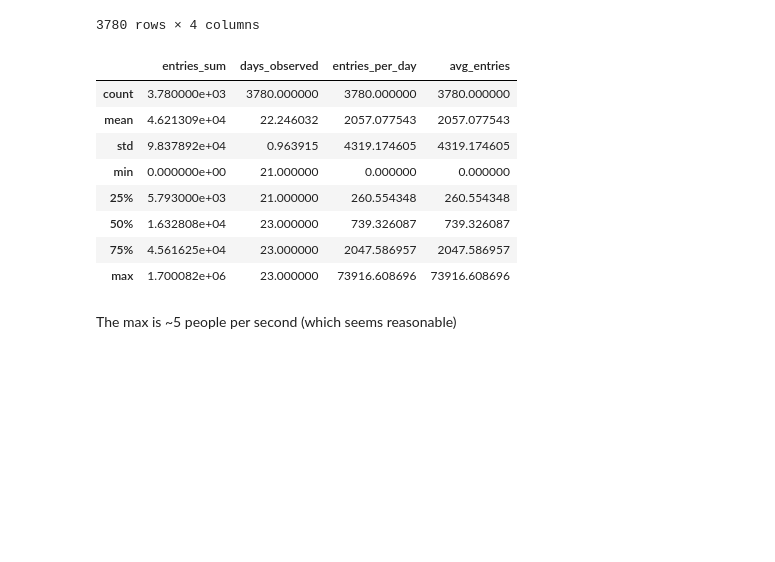
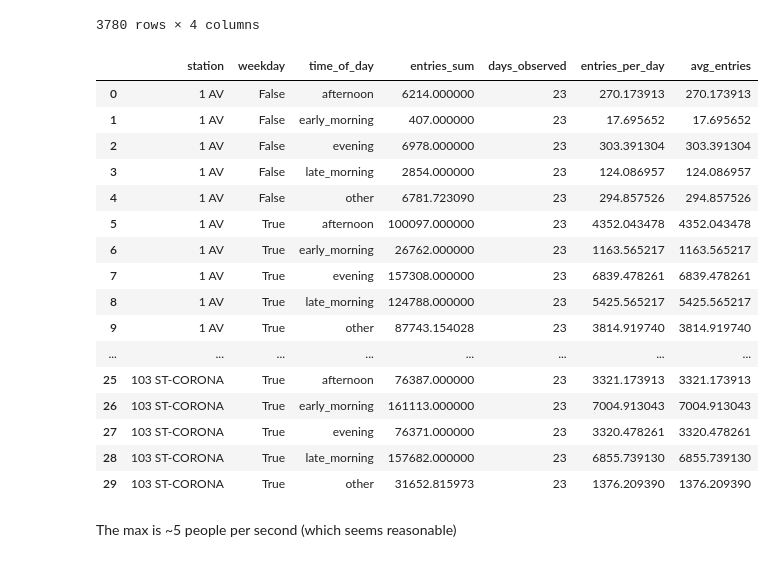
Before and after one commit to tczencka/MTA-Project-1, a Jupyter notebook: notebooks/EntriesByHour.ipynb, the cells around one changed output. Cells and saved outputs as stored; diff of their text form; code cells hidden in the pictures; blank space fills up the shorter version.

Commit message:
after demoing

```diff
--- a/notebooks/EntriesByHour.ipynb
+++ b/notebooks/EntriesByHour.ipynb
@@ -105,18 +109,26 @@ by_window['entries_per_day'] = by_window['entries_sum'] / by_window['days_observ
 by_time_of_day = by_window.groupby(['station', 'weekday', 'time_of_day']).agg({ 'entries_sum': 'sum', 'days_observed': 'mean' }).reset_index()
 # %%
 by_time_of_day['avg_entries'] = by_time_of_day['entries_sum'] / by_time_of_day['days_observed']
-# %%
-by_time_of_day.describe()
-# %% [output]
-|  | entries_sum | days_observed | entries_per_day | avg_entries |
-| count | 3.780000e+03 | 3780.000000 | 3780.000000 | 3780.000000 |
-| mean | 4.621309e+04 | 22.246032 | 2057.077543 | 2057.077543 |
-| std | 9.837892e+04 | 0.963915 | 4319.174605 | 4319.174605 |
-| min | 0.000000e+00 | 21.000000 | 0.000000 | 0.000000 |
-| 25% | 5.793000e+03 | 21.000000 | 260.554348 | 260.554348 |
-| 50% | 1.632808e+04 | 23.000000 | 739.326087 | 739.326087 |
-| 75% | 4.561625e+04 | 23.000000 | 2047.586957 | 2047.586957 |
-| max | 1.700082e+06 | 23.000000 | 73916.608696 | 73916.608696 |
+# %%
+by_time_of_day.head(30)
+# %% [output]
+|  | station | weekday | time_of_day | entries_sum | days_observed | entries_per_day | avg_entries |
+| 0 | 1 AV | False | afternoon | 6214.000000 | 23 | 270.173913 | 270.173913 |
+| 1 | 1 AV | False | early_morning | 407.000000 | 23 | 17.695652 | 17.695652 |
+| 2 | 1 AV | False | evening | 6978.000000 | 23 | 303.391304 | 303.391304 |
+| 3 | 1 AV | False | late_morning | 2854.000000 | 23 | 124.086957 | 124.086957 |
+| 4 | 1 AV | False | other | 6781.723090 | 23 | 294.857526 | 294.857526 |
+| 5 | 1 AV | True | afternoon | 100097.000000 | 23 | 4352.043478 | 4352.043478 |
+| 6 | 1 AV | True | early_morning | 26762.000000 | 23 | 1163.565217 | 1163.565217 |
+| 7 | 1 AV | True | evening | 157308.000000 | 23 | 6839.478261 | 6839.478261 |
+| 8 | 1 AV | True | late_morning | 124788.000000 | 23 | 5425.565217 | 5425.565217 |
+| 9 | 1 AV | True | other | 87743.154028 | 23 | 3814.919740 | 3814.919740 |
+| ... | ... | ... | ... | ... | ... | ... | ... |
+| 25 | 103 ST-CORONA | True | afternoon | 76387.000000 | 23 | 3321.173913 | 3321.173913 |
+| 26 | 103 ST-CORONA | True | early_morning | 161113.000000 | 23 | 7004.913043 | 7004.913043 |
+| 27 | 103 ST-CORONA | True | evening | 76371.000000 | 23 | 3320.478261 | 3320.478261 |
+| 28 | 103 ST-CORONA | True | late_morning | 157682.000000 | 23 | 6855.739130 | 6855.739130 |
+| 29 | 103 ST-CORONA | True | other | 31652.815973 | 23 | 1376.209390 | 1376.209390 |
 # %% [markdown]
 The max is ~5 people per second (which seems reasonable)
 # %% [markdown]
```
Also changed, not shown: parts of 4 cells of this notebook.
